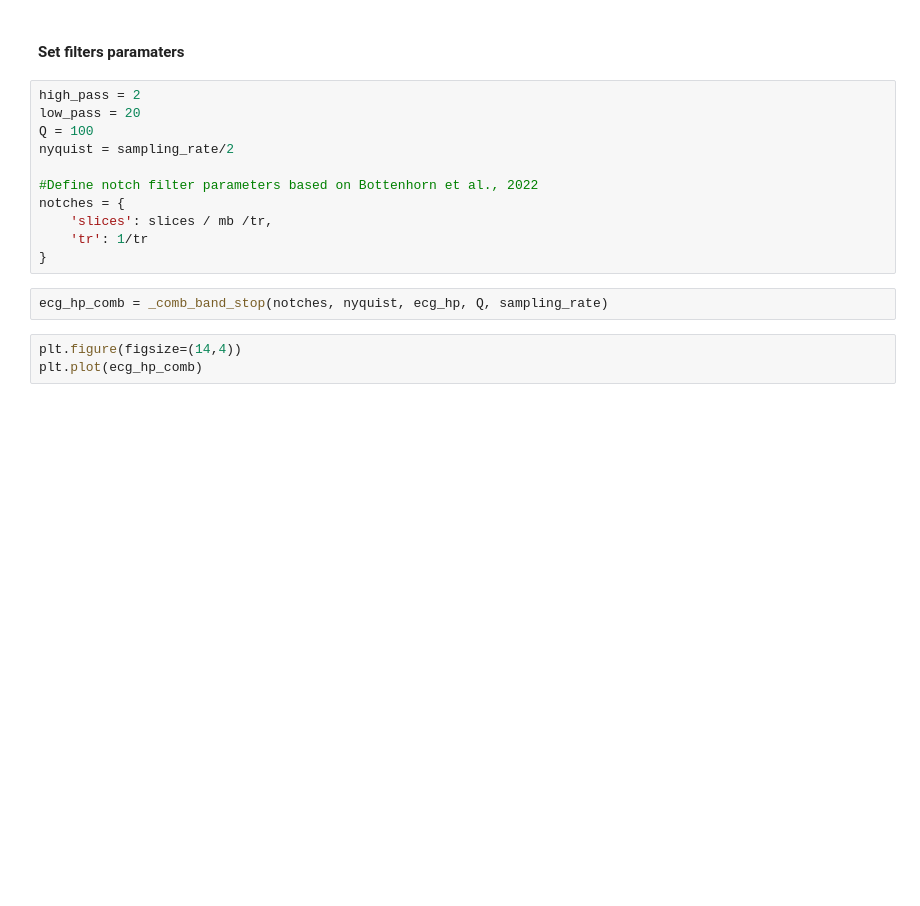
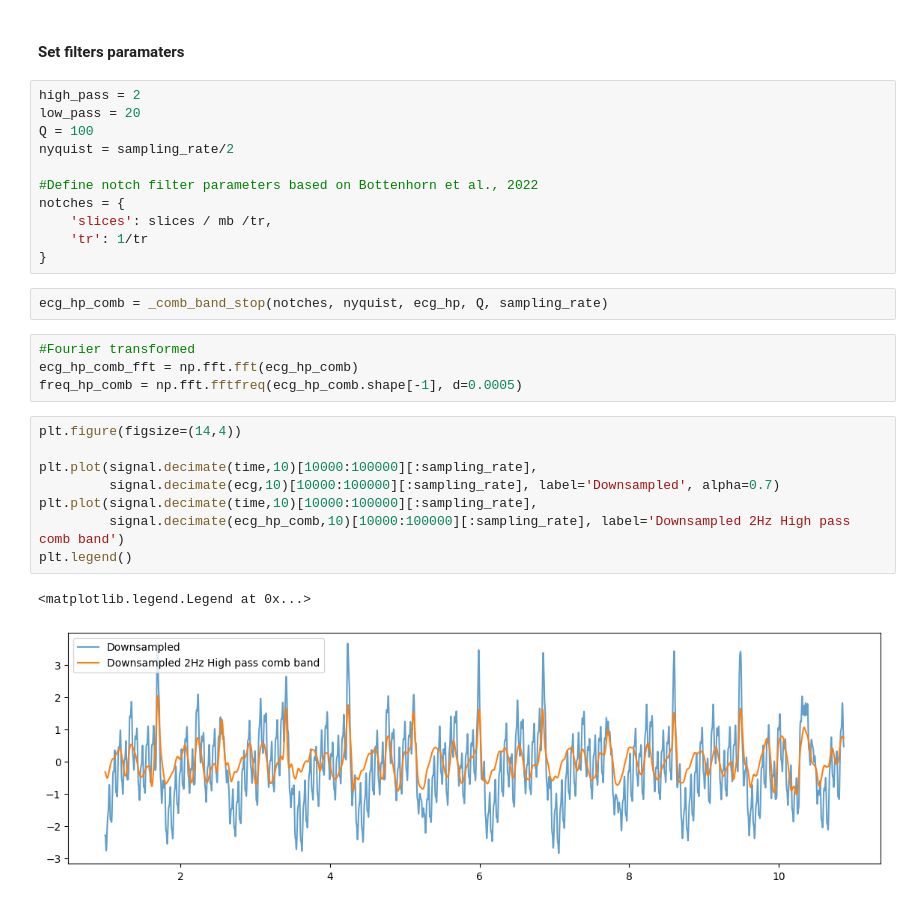
Before and after one commit to me-pic/physprep, a Jupyter notebook: preproc/ecg_pipeline.ipynb, the cells around one changed output. Saved outputs shown, nothing was run; the diff lists cells and outputs as text; blank space fills up the shorter version.

```diff
--- a/preproc/ecg_pipeline.ipynb
+++ b/preproc/ecg_pipeline.ipynb
@@ -311,6 +255,18 @@ notches = {
 }
 # %%
 ecg_hp_comb = _comb_band_stop(notches, nyquist, ecg_hp, Q, sampling_rate)
-# %%
-plt.figure(figsize=(14,4))
-plt.plot(ecg_hp_comb)
+# %%
+#Fourier transformed
+ecg_hp_comb_fft = np.fft.fft(ecg_hp_comb)
+freq_hp_comb = np.fft.fftfreq(ecg_hp_comb.shape[-1], d=0.0005)
+# %%
+plt.figure(figsize=(14,4))
+
+plt.plot(signal.decimate(time,10)[10000:100000][:sampling_rate],
+         signal.decimate(ecg,10)[10000:100000][:sampling_rate], label='Downsampled', alpha=0.7)
+plt.plot(signal.decimate(time,10)[10000:100000][:sampling_rate],
+         signal.decimate(ecg_hp_comb,10)[10000:100000][:sampling_rate], label='Downsampled 2Hz High pass comb band')
+plt.legend()
+# %% [output]
+<matplotlib.legend.Legend at 0x...>
+[figure, added]
```
Also changed, not shown: parts of 27 cells of this notebook.
